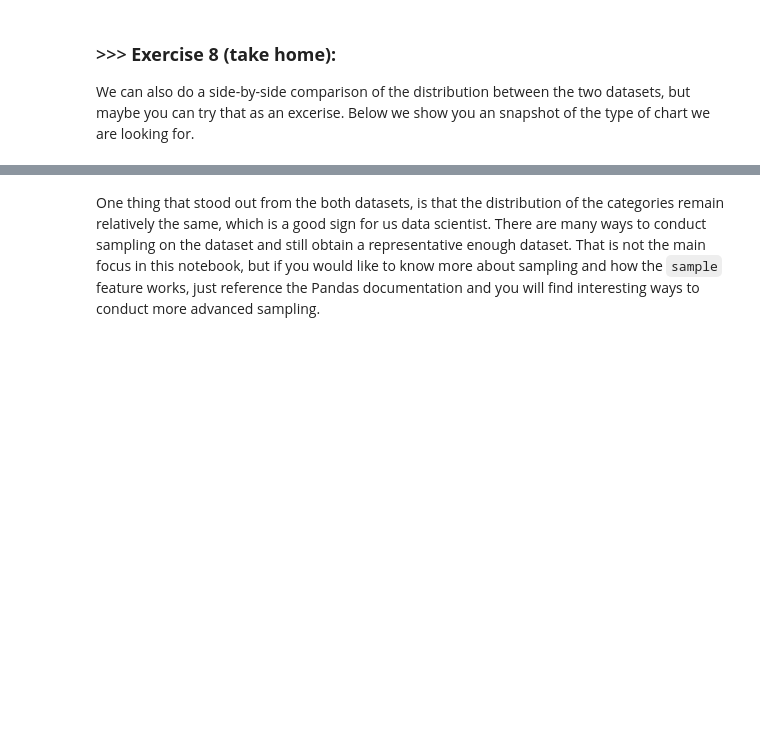
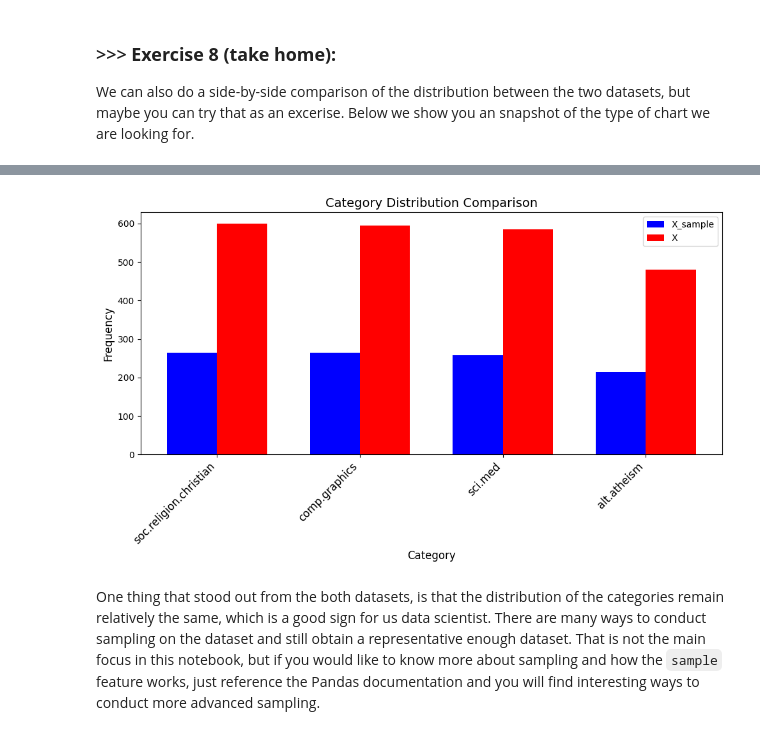
Before and after one commit to zzz318418/DM2025-Lab1-Exercise, a Jupyter notebook: DM2025-Lab1-Master.ipynb, the cells around one changed output, grey strips where cells are left out. Drawn from its saved outputs; the diff is of its cells as text; code cells hidden in the pictures; blank space fills up the shorter version.

```diff
--- a/DM2025-Lab1-Master.ipynb
+++ b/DM2025-Lab1-Master.ipynb
@@ -820,3 +839,47 @@ We can also do a side-by-side comparison of the distribution between the two dat
+# %%
+# Answer here
+import matplotlib.pyplot as plt
+import numpy as np
+
+# 假設 X_sample 和 X 已經存在，並且包含需要比較的分類資料
+dataset1 = X_sample.category_name.value_counts()
+dataset2 = X.category_name.value_counts()
+
+# 設置柱狀圖的寬度
+bar_width = 0.35
+index = np.arange(len(dataset1))  # x軸的刻度位置
+
+# 創建圖形
+fig, ax = plt.subplots(figsize=(10, 6))
+
+# 繪製 dataset1 的分佈
+ax.bar(index, dataset1, bar_width, label='X_sample', color='b')
+
+# 繪製 dataset2 的分佈，並將其往右偏移一點
+ax.bar(index + bar_width, dataset2, bar_width, label='X', color='r')
+
+# 添加標題與標籤
+ax.set_title('Category Distribution Comparison', fontsize=14)
+ax.set_xlabel('Category', fontsize=12)
+ax.set_ylabel('Frequency', fontsize=12)
+
+# 設置x軸的刻度位置和標籤
+ax.set_xticks(index + bar_width / 2)
+ax.set_xticklabels(dataset1.index, rotation=45, ha='right', fontsize=12)
+
+# 設置y軸範圍
+ax.set_ylim([0, max(dataset1.max(), dataset2.max()) + 30])
+
+# 添加圖例
+ax.legend()
+
+# 調整布局，防止文字重疊
+plt.tight_layout()
+
+# 顯示圖表
+plt.show()
+# %% [output]
+[figure, added]
 # %% [markdown]
 One thing that stood out from the both datasets, is that the distribution of the categories remain relatively the same, which is a good sign for us data scientist. There are many ways to conduct sampling on the dataset and still obtain a representative enough dataset. That is not the main focus in this notebook, but if you would like to know more about sampling and how the `sample` feature works, just reference the Pandas documentation and you will find interesting ways to conduct more advanced sampling.
 # %% [markdown]
```
Also changed, not shown: parts of 10 cells of this notebook.
